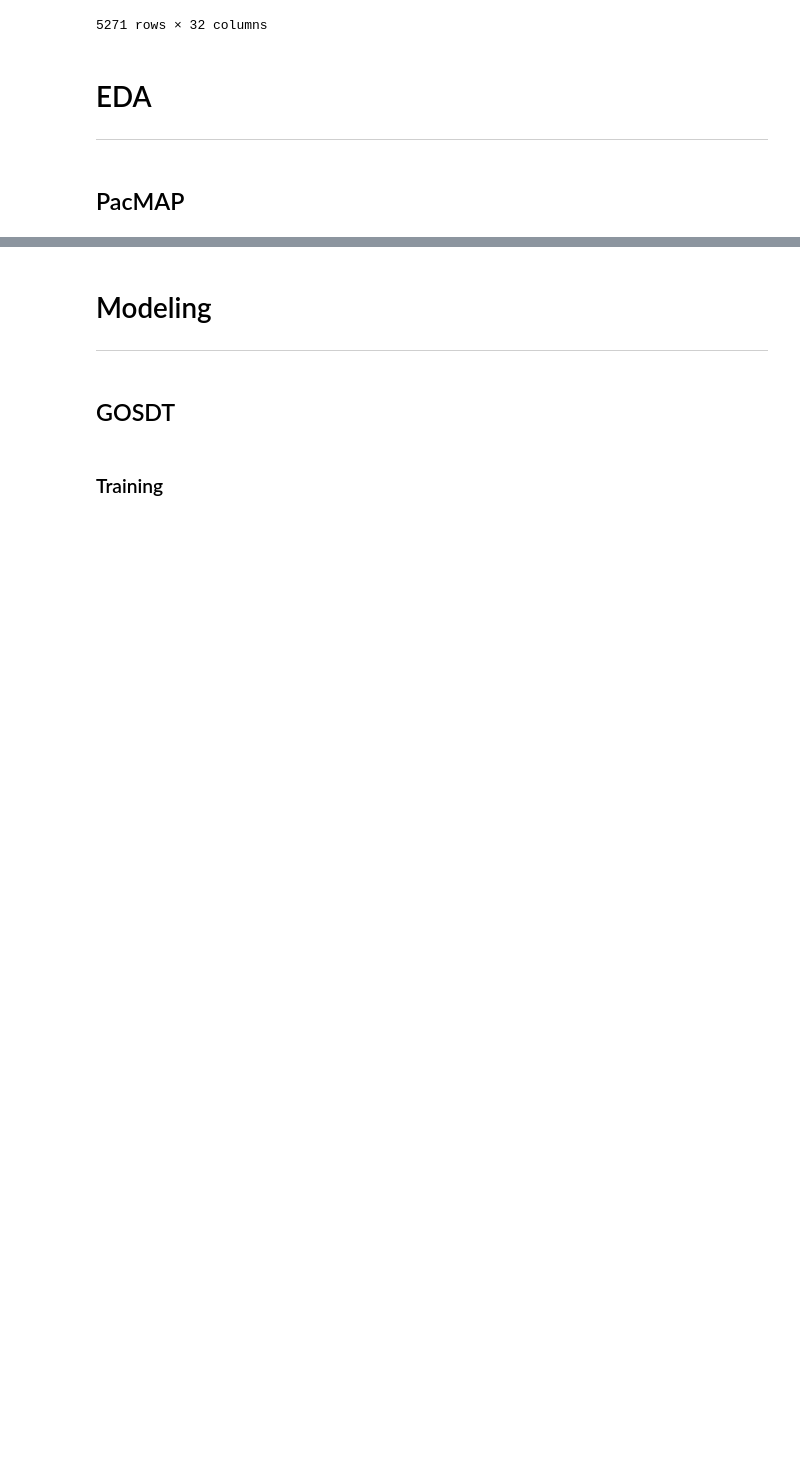
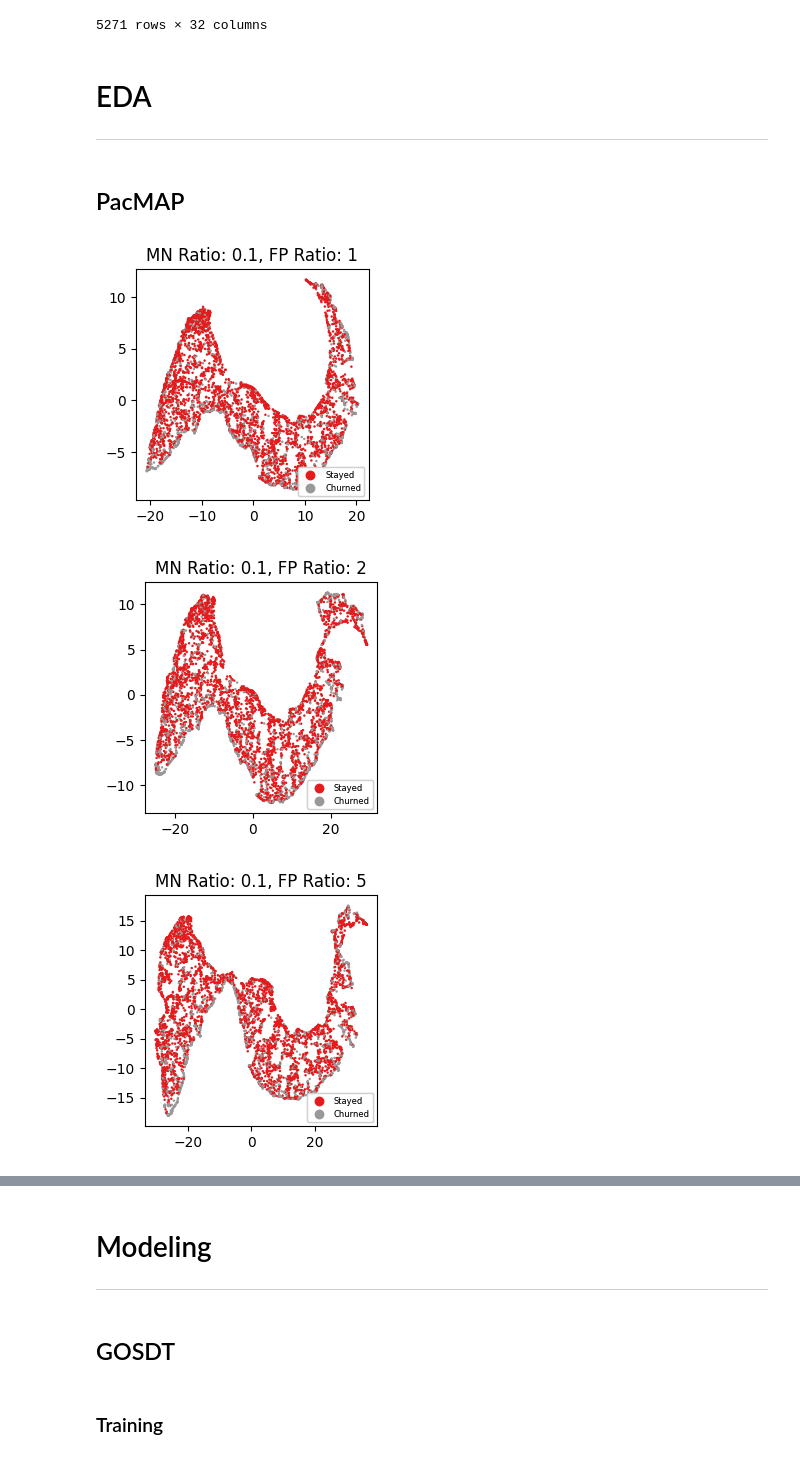
Before and after one commit to dhavalpotdar/interpretable-churn-prediction, a Jupyter notebook: src/eda.ipynb, the cells around one changed output, grey strips where cells are left out. Saved outputs shown, nothing was run; the diff lists cells and outputs as text; code cells hidden in the pictures; blank space fills up the shorter version.

```diff
--- a/src/eda.ipynb
+++ b/src/eda.ipynb
@@ -101,31 +121,35 @@ df_X_train_imp
 # %%
 X_train_numeric = df_X_train_imp.select_dtypes(exclude=['category'])
 y_train_numeric = df_y_train.map({'Stayed': 0, 'Churned': 1}).astype('float')
 
-# mn_ratio_list = [0.1, 0.5, 1]
-# fp_ratio_list = [1, 2, 5, 7]
+mn_ratio_list = [0.1, 0.5, 1]
+fp_ratio_list = [1, 2, 5, 7]
 
-# pacmap_params_list = [mn_ratio_list, fp_ratio_list]
+pacmap_params_list = [mn_ratio_list, fp_ratio_list]
 
-# for element in itertools.product(*pacmap_params_list):
-#     # initializing the pacmap instance
-#     # Setting n_neighbors to "None" leads to a default choice shown below in "parameter" section
-#     embedding = pacmap.PaCMAP(n_components=2, n_neighbors=None, MN_ratio=element[0], FP_ratio=element[1])
+for element in itertools.product(*pacmap_params_list):
+    # initializing the pacmap instance
+    # Setting n_neighbors to "None" leads to a default choice shown below in "parameter" section
+    embedding = pacmap.PaCMAP(n_components=2, n_neighbors=None, MN_ratio=element[0], FP_ratio=element[1])
 
-#     # fit the data (The index of transformed data corresponds to the index of the original data)
-#     X_transformed = embedding.fit_transform(X_train_numeric.values, init="pca")
+    # fit the data (The index of transformed data corresponds to the index of the original data)
+    X_transformed = embedding.fit_transform(X_train_numeric.values, init="pca")
 
-#     # visualize the embedding
-#     fig, ax = plt.subplots(1, 1, figsize=(3, 3))
-#     scatter = ax.scatter(X_transformed[:, 0], X_transformed[:, 1], cmap="Set1", c=y_train_numeric, s=0.6)
+    # visualize the embedding
+    fig, ax = plt.subplots(1, 1, figsize=(3, 3))
+    scatter = ax.scatter(X_transformed[:, 0], X_transformed[:, 1], cmap="Set1", c=y_train_numeric, s=0.6)
 
-#     plt.title(f'MN: {element[0]}, FP: {element[1]}')
+    plt.title(f'MN Ratio: {element[0]}, FP Ratio: {element[1]}')
 
-#     # produce a legend with the unique colors from the scatter
-#     legend1 = ax.legend(scatter.legend_elements()[0],
-#                         ['Stayed', 'Churned'],
-#                         loc="lower right",
-#                         fontsize=5)
-#     ax.add_artist(legend1)
+    # produce a legend with the unique colors from the scatter
+    legend1 = ax.legend(scatter.legend_elements()[0],
+                        ['Stayed', 'Churned'],
+                        loc="lower right",
+                        fontsize=6)
+    ax.add_artist(legend1)
 
-# plt.show()
+plt.show()
+# %% [output]
+[figure, added]
+[figure, added]
+[figure, added]
```
Also changed, not shown: parts of 2 cells of this notebook, 6 other files.
